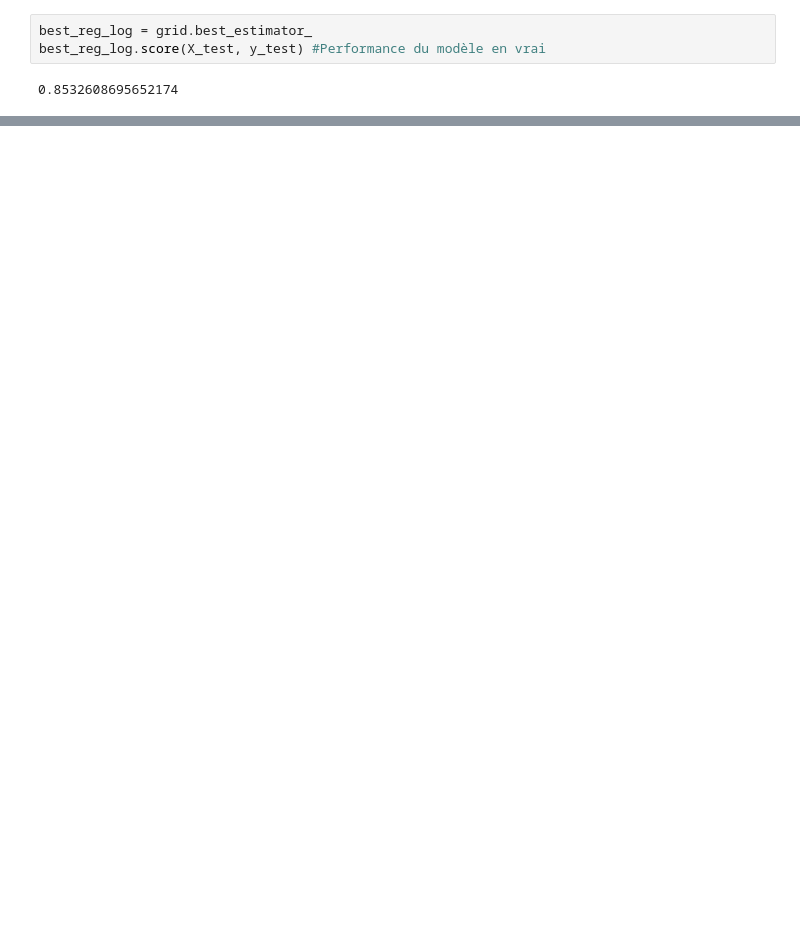
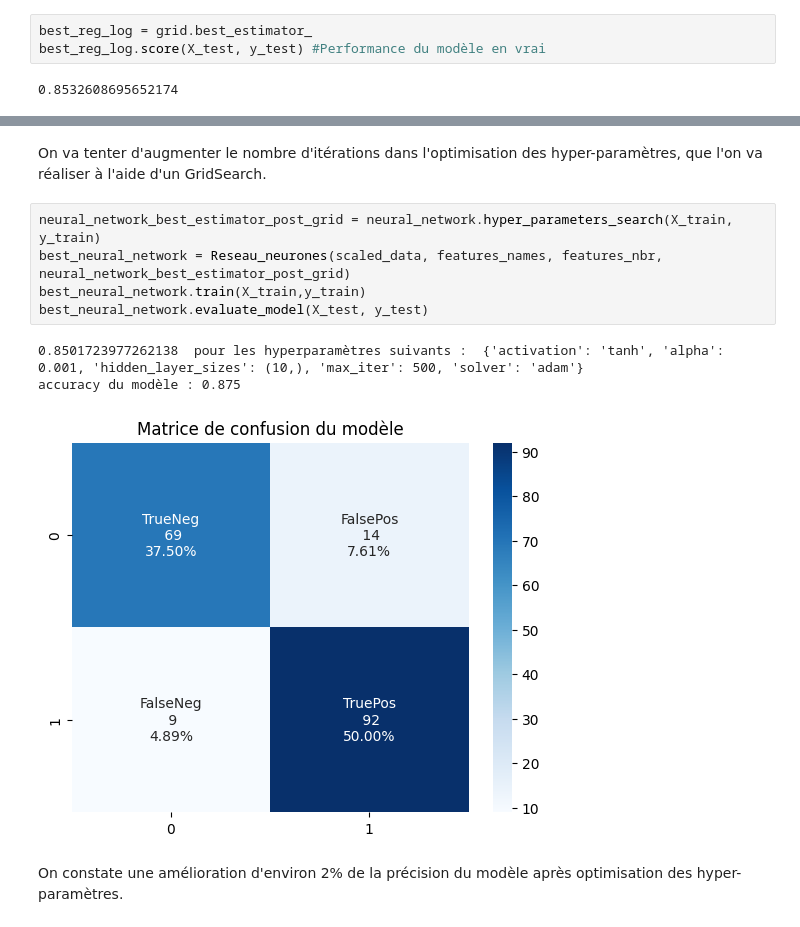
Before and after one commit to MorganChabaudENSSAT/projet_ift712, a Jupyter notebook: Projet IFT712.ipynb, the cells around one changed output, grey strips where cells are left out. Drawn from its saved outputs; the diff is of its cells as text; blank space fills up the shorter version.

```diff
--- a/Projet IFT712.ipynb
+++ b/Projet IFT712.ipynb
@@ -219,0 +223,13 @@ best_reg_log.score(X_test, y_test) #Performance du modèle en vrai
+# %% [markdown]
+On va tenter d'augmenter le nombre d'itérations dans l'optimisation des hyper-paramètres, que l'on va réaliser à l'aide d'un GridSearch.
+# %%
+neural_network_best_estimator_post_grid = neural_network.hyper_parameters_search(X_train, y_train)
+best_neural_network = Reseau_neurones(scaled_data, features_names, features_nbr, neural_network_best_estimator_post_grid)
+best_neural_network.train(X_train,y_train)
+best_neural_network.evaluate_model(X_test, y_test)
+# %% [output]
+0.8501723977262138  pour les hyperparamètres suivants :  {'activation': 'tanh', 'alpha': 0.001, 'hidden_layer_sizes': (10,), 'max_iter': 500, 'solver': 'adam'}
+accuracy du modèle : 0.875
+[figure, added]
+# %% [markdown]
+On constate une amélioration d'environ 2% de la précision du modèle après optimisation des hyper-paramètres.
```
Also changed, not shown: parts of 7 cells of this notebook, 1 other file.
